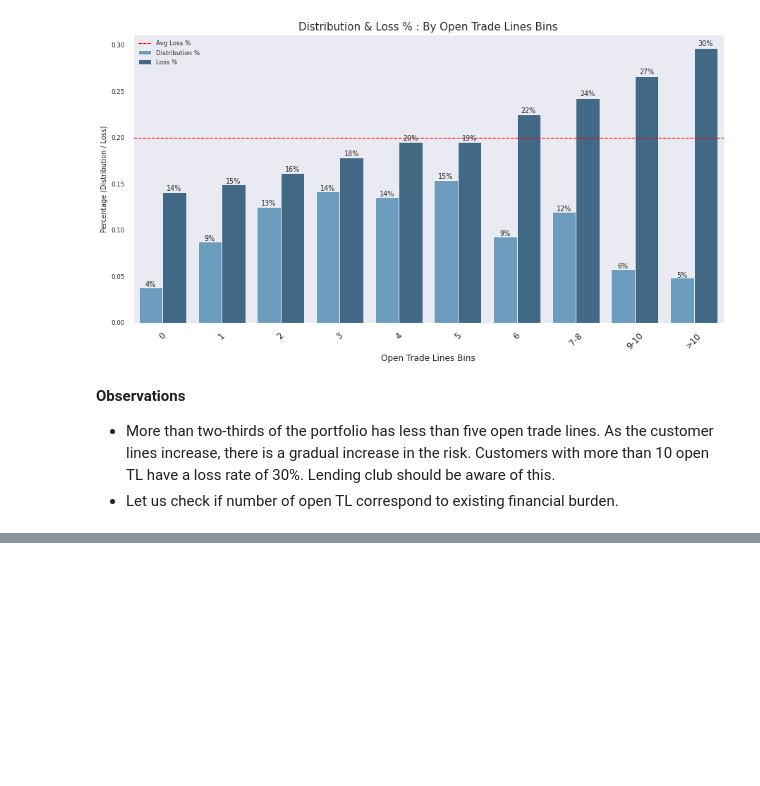
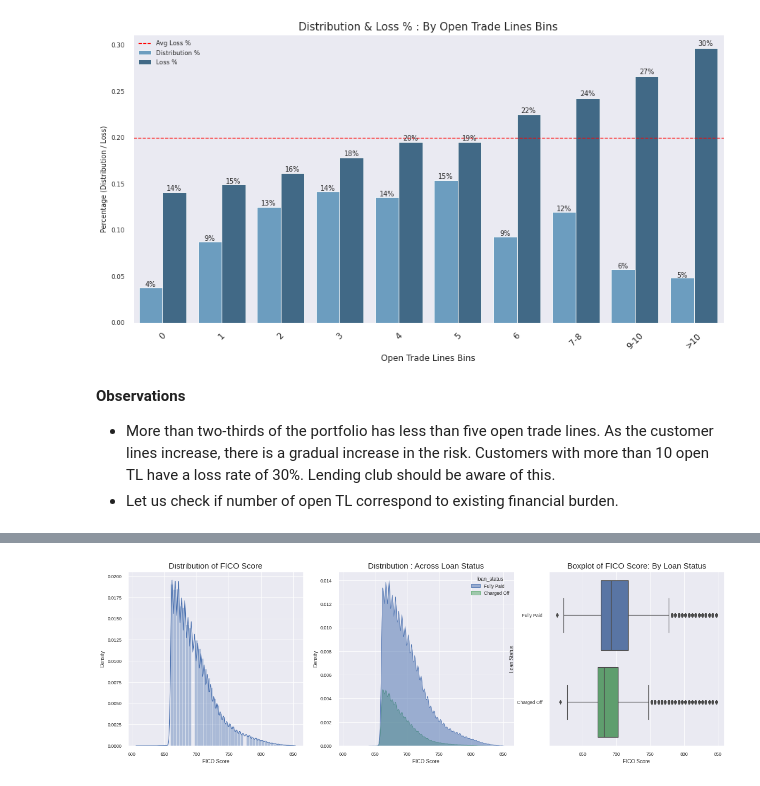
Before and after one commit to sashwinbwaj/Lending-Club-Analysis, a Jupyter notebook: LendingClub_EDA.ipynb, the cells around one changed output, grey strips where cells are left out. Cells and saved outputs as stored; diff of their text form; code cells hidden in the pictures; blank space fills up the shorter version.

```diff
--- a/LendingClub_EDA.ipynb
+++ b/LendingClub_EDA.ipynb
@@ -624,0 +662,5 @@ EDA.scatter_boxplots(data = temp, scatter_x = 'acc_open_past_24mths', box_x = 'c
+# %%
+accepted_data_new['FICO_score'] = (accepted_data_new['fico_range_high'] + accepted_data_new['fico_range_low'])/2
+EDA.plot_numerical(var = 'FICO_score', var_label = 'FICO Score')
+# %% [output]
+[figure, added]
```
Also changed, not shown: parts of 28 cells of this notebook.
